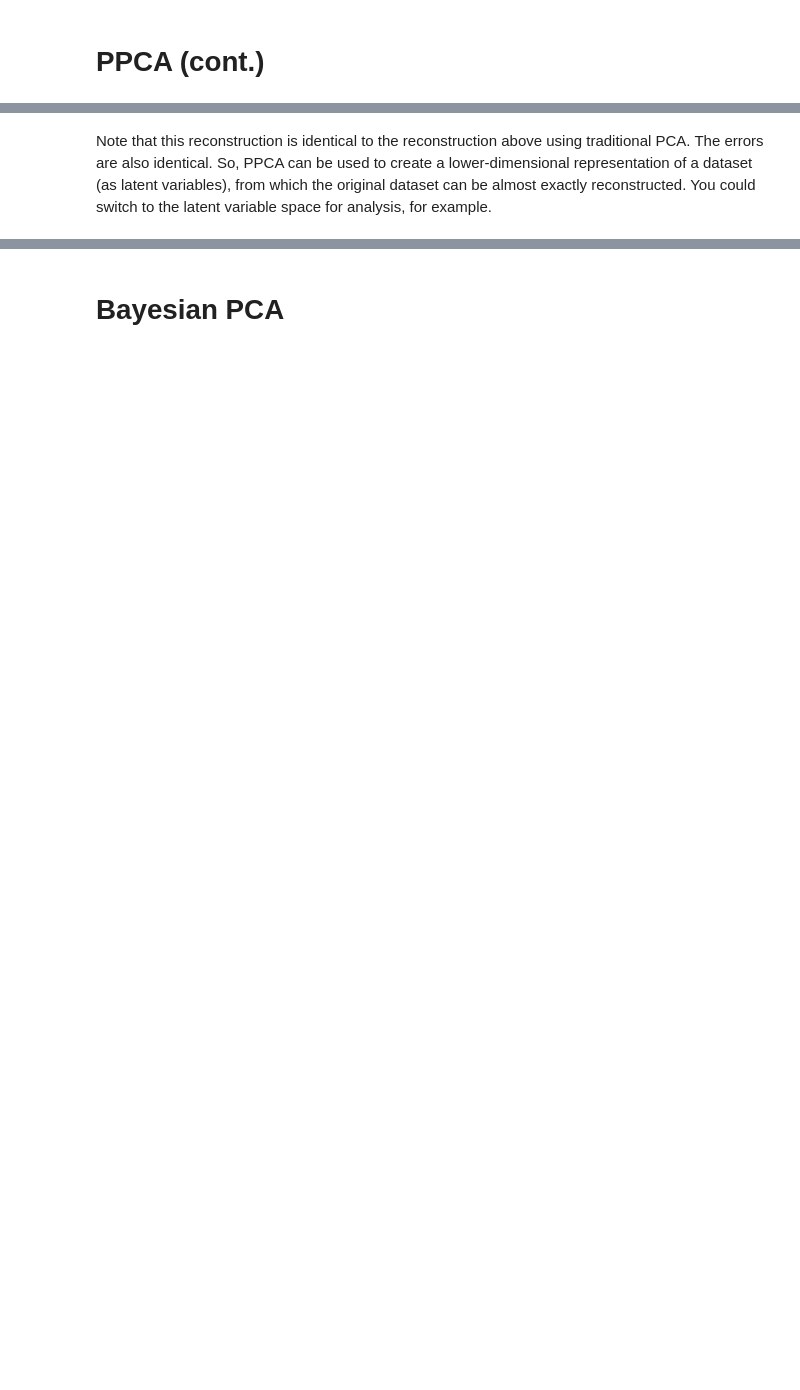
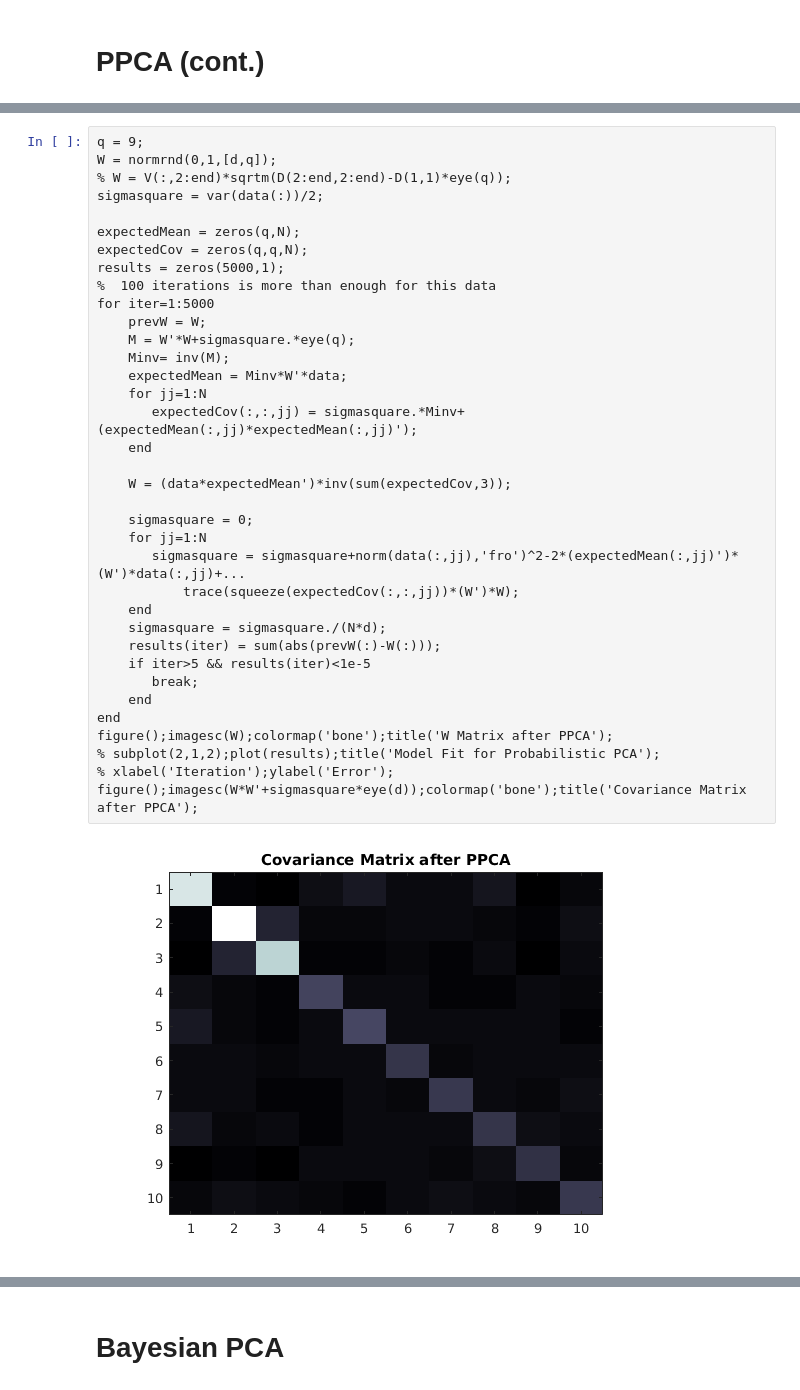
Before and after one commit to byronprice/Bayesian-Statistics, a Jupyter notebook: Bayesian_PCA.ipynb, the cells around one changed output, grey strips where cells are left out. Drawn from its saved outputs; the diff is of its cells as text; blank space fills up the shorter version.

```diff
--- a/Bayesian_PCA.ipynb
+++ b/Bayesian_PCA.ipynb
@@ -197,6 +153,38 @@ Average relative error in reconstruction of original data: 0.026
-# %% [markdown]
-Note that this reconstruction is identical to the reconstruction above using traditional
-PCA. The errors are also identical. So, PPCA can be used to create a lower-dimensional
-representation of a dataset (as latent variables), from which the original dataset
-can be almost exactly reconstructed. You could switch to the latent variable space
-for analysis, for example.
+# %%
+q = 9;
+W = normrnd(0,1,[d,q]);
+% W = V(:,2:end)*sqrtm(D(2:end,2:end)-D(1,1)*eye(q));
+sigmasquare = var(data(:))/2;
+
+expectedMean = zeros(q,N);
+expectedCov = zeros(q,q,N);
+results = zeros(5000,1);
+%  100 iterations is more than enough for this data
+for iter=1:5000
+    prevW = W;
+    M = W'*W+sigmasquare.*eye(q);
+    Minv= inv(M);
+    expectedMean = Minv*W'*data;
+    for jj=1:N
+       expectedCov(:,:,jj) = sigmasquare.*Minv+(expectedMean(:,jj)*expectedMean(:,jj)');
+    end
+
+    W = (data*expectedMean')*inv(sum(expectedCov,3));
+
+    sigmasquare = 0;
+    for jj=1:N
+       sigmasquare = sigmasquare+norm(data(:,jj),'fro')^2-2*(expectedMean(:,jj)')*(W')*data(:,jj)+...
+           trace(squeeze(expectedCov(:,:,jj))*(W')*W);
+    end
+    sigmasquare = sigmasquare./(N*d);
+    results(iter) = sum(abs(prevW(:)-W(:)));
+    if iter>5 && results(iter)<1e-5
+       break;
+    end
+end
+figure();imagesc(W);colormap('bone');title('W Matrix after PPCA');
+% subplot(2,1,2);plot(results);title('Model Fit for Probabilistic PCA');
+% xlabel('Iteration');ylabel('Error');
+figure();imagesc(W*W'+sigmasquare*eye(d));colormap('bone');title('Covariance Matrix after PPCA');
+# %% [output]
+[figure, added]
```
Also changed, not shown: parts of 21 cells of this notebook, 1 other file.
